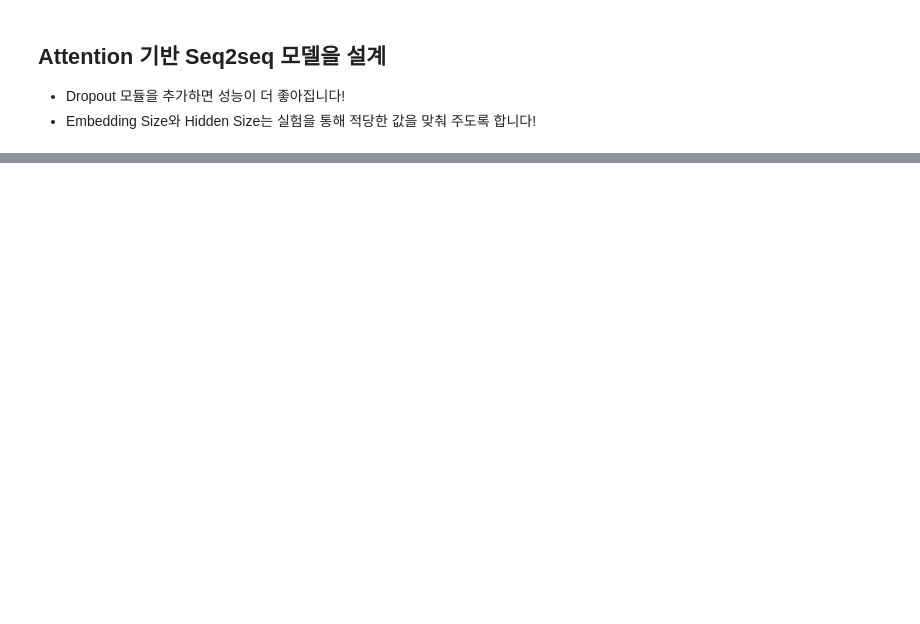
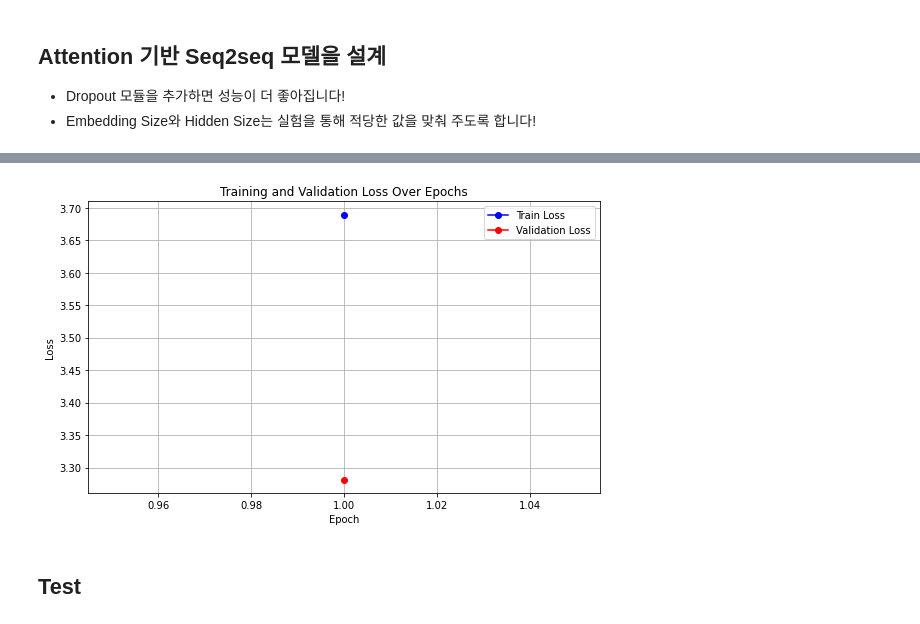
Before and after one commit to YSKIM-moya/AIFFEL_quest_rs, a Jupyter notebook: GoingDeeper/Gd04/seq2seq_kor_eng_translator.ipynb, the cells around one changed output, grey strips where cells are left out. Drawn from its saved outputs; the diff is of its cells as text; code cells hidden in the pictures; blank space fills up the shorter version.

```diff
--- a/GoingDeeper/Gd04/seq2seq_kor_eng_translator.ipynb
+++ b/GoingDeeper/Gd04/seq2seq_kor_eng_translator.ipynb
@@ -706,0 +987,23 @@ class Decoder(tf.keras.Model):
+# %%
+import matplotlib.pyplot as plt
+
+# 에폭과 손실 리스트 분리
+epochs = [entry['epochs'] for entry in all_train_loss]
+losses = [entry['loss'] for entry in all_train_loss]
+val_losses = [entry['val_loss'] for entry in all_train_loss]
+
+# 시각화
+plt.figure(figsize=(8, 5))
+plt.plot(epochs, losses, marker='o', color='blue', label='Train Loss')
+plt.plot(epochs, val_losses, marker='o', color='red', label='Validation Loss')
+plt.title('Training and Validation Loss Over Epochs')
+plt.xlabel('Epoch')
+plt.ylabel('Loss')
+plt.grid(True)
+plt.legend()
+plt.tight_layout()
+plt.show()
+# %% [output]
+[figure, added]
+# %% [markdown]
+## Test
```
Also changed, not shown: parts of 59 cells of this notebook.
